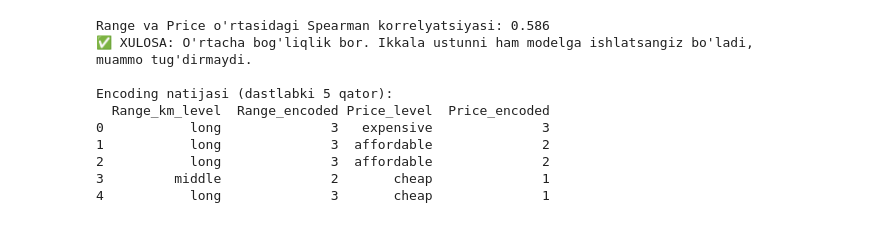
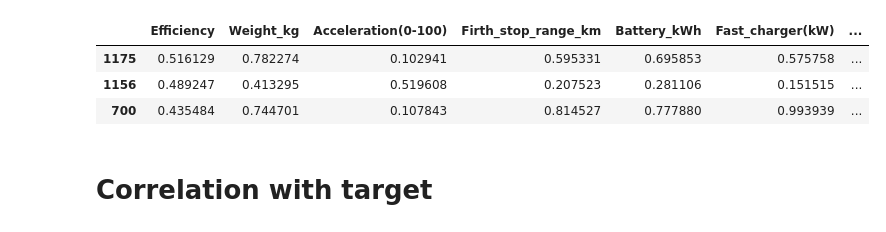
Before and after one commit to bunyod123/Modular_Programming_Projects, a Jupyter notebook: finalProject/notebooks/feature_analisys.ipynb, the cells around one changed output. Drawn from its saved outputs; the diff is of its cells as text; code cells hidden in the pictures.

```diff
--- a/finalProject/notebooks/feature_analisys.ipynb
+++ b/finalProject/notebooks/feature_analisys.ipynb
@@ -1,46 +0,0 @@
-# %%
-import pandas as pd
-import seaborn as sns
-import matplotlib.pyplot as plt
-
-# 1. Ma'lumotlarni o'qiymiz (fayl nomini o'zingiznikiga moslang)
-df = pd.read_csv(r"C:\Users\bunyo\OneDrive\Desktop\AI_Course\ModularProgramProjects\finalProject\data\engineered_data\engineered_data.csv")
-
-# 2. ENCODING: So'zlarni mantiqiy tartibda raqamlarga o'giramiz
-# Eslatma: Datangizdagi aniq so'zlarga qarab lug'atni to'g'irlab oling
-price_mapping = {'cheap': 1, 'affordable': 2, 'expensive': 3}
-range_mapping = {'short': 1, 'middle': 2, 'long': 3}
-
-# Yangi vaqtinchalik ustunlar yaratamiz
-df['Price_encoded'] = df['Price_level'].map(price_mapping)
-df['Range_encoded'] = df['Range_km_level'].map(range_mapping)
-
-# 3. COLLINEARITY TEKSHIRISH (Spearman usulida)
-# method='spearman' yozilishi shart, aks holda xato (pearson) hisoblab qo'yadi
-spearman_corr = df['Range_encoded'].corr(df['Price_encoded'], method='spearman')
-
-print(f"Range va Price o'rtasidagi Spearman korrelyatsiyasi: {spearman_corr:.3f}")
-
-# 4. XULOSA CHIQARISH
-# Absolyut qiymatini tekshiramiz (manfiy bo'lsa ham kuchli bog'liqlik bo'lishi mumkin)
-if abs(spearman_corr) > 0.80:
-    print("⚠️ XULOSA: Juda kuchli multikollinearlik bor! Modelni chalg'itmasligi uchun bu ikki ustundan faqat bittasini (masalan, faqat Price_level) qoldirish tavsiya etiladi.")
-elif abs(spearman_corr) > 0.50:
-    print("✅ XULOSA: O'rtacha bog'liqlik bor. Ikkala ustunni ham modelga ishlatsangiz bo'ladi, muammo tug'dirmaydi.")
-else:
-    print("✅ XULOSA: Bog'liqlik kuchsiz. Ikkala ustun butunlay boshqa-boshqa ma'lumot beryapti. Bemalol ishlating.")
-
-# (Ixtiyoriy) O'zgarishlarni ko'rish uchun
-print("\nEncoding natijasi (dastlabki 5 qator):")
-print(df[['Range_km_level', 'Range_encoded', 'Price_level', 'Price_encoded']].head())
-# %% [output]
-Range va Price o'rtasidagi Spearman korrelyatsiyasi: 0.586
-✅ XULOSA: O'rtacha bog'liqlik bor. Ikkala ustunni ham modelga ishlatsangiz bo'ladi, muammo tug'dirmaydi.
-
-Encoding natijasi (dastlabki 5 qator):
-  Range_km_level  Range_encoded Price_level  Price_encoded
-0           long              3   expensive              3
-1           long              3  affordable              2
-2           long              3  affordable              2
-3         middle              2       cheap              1
-4           long              3       cheap              1
@@ -46,0 +6,11 @@ Encoding natijasi (dastlabki 5 qator):
+# %%
+df = pd.read_csv(r"C:\Users\bunyo\OneDrive\Desktop\AI_Course\ModularProgramProjects\finalProject\data\sampled_data\sampled_data.csv")
+# %%
+df.sample(3)
+# %% [output]
+|  | Efficiency | Weight_kg | Acceleration(0-100) | Firth_stop_range_km | Battery_kWh | Fast_charger(kW) | ... |
+| 1175 | 0.516129 | 0.782274 | 0.102941 | 0.595331 | 0.695853 | 0.575758 | ... |
+| 1156 | 0.489247 | 0.413295 | 0.519608 | 0.207523 | 0.281106 | 0.151515 | ... |
+| 700 | 0.435484 | 0.744701 | 0.107843 | 0.814527 | 0.777880 | 0.993939 | ... |
+# %% [markdown]
+# Correlation with target
```
Also changed, not shown: parts of 10 cells of this notebook, 4 other files.
